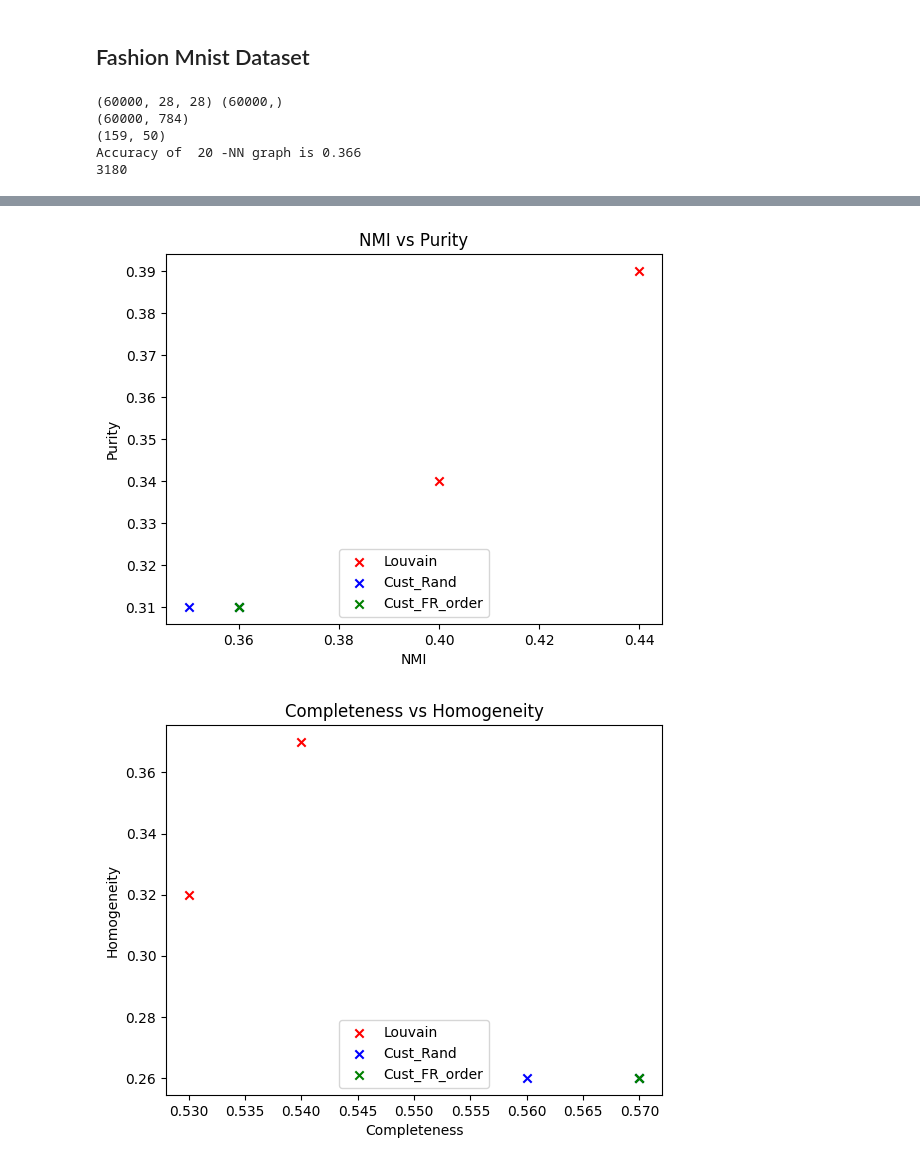
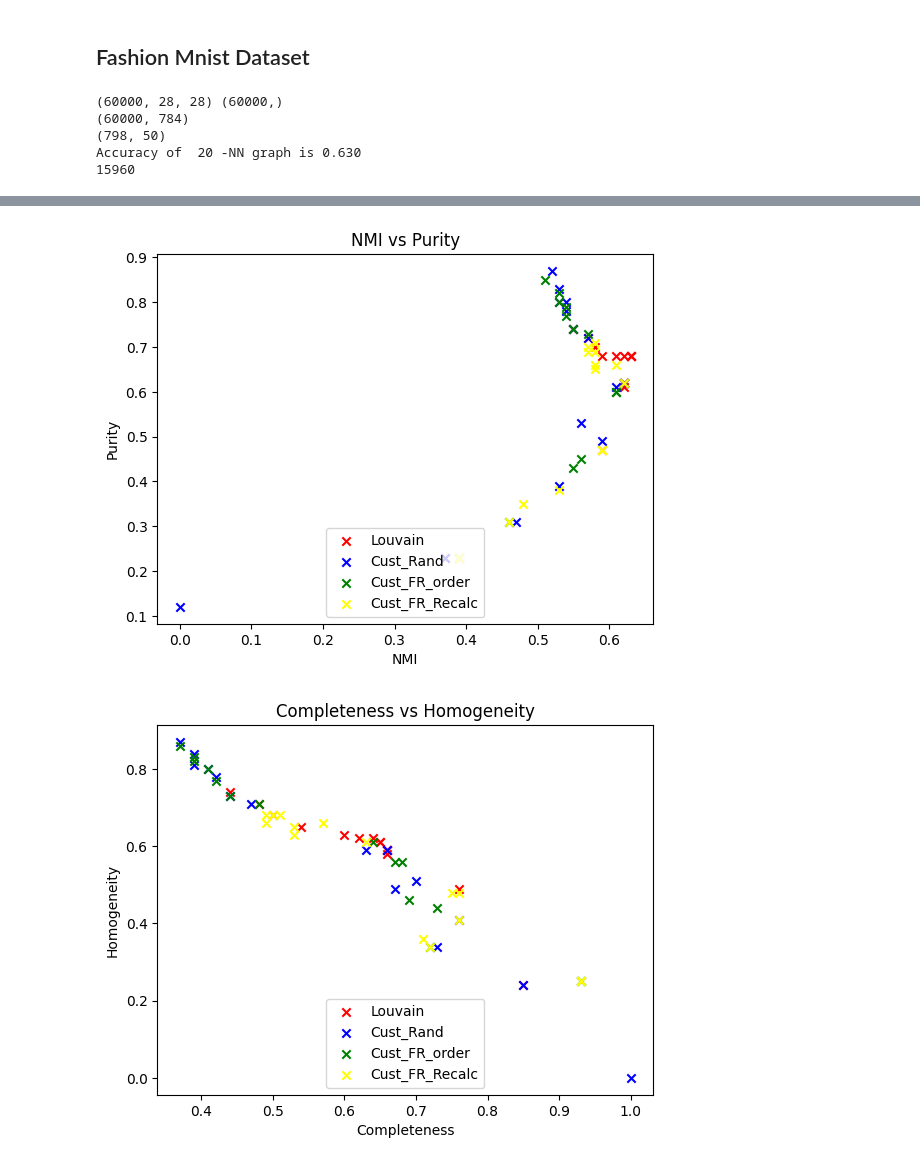
Before and after one commit to csmukherjee/MCPC_Clustering, a Jupyter notebook: Codes/Test_v2.ipynb, the cells around one changed output, grey strips where cells are left out. Cells and saved outputs as stored; diff of their text form; code cells hidden in the pictures.

```diff
--- a/Codes/Test_v2.ipynb
+++ b/Codes/Test_v2.ipynb
@@ -106,9 +109,10 @@ def get_labels(partition,n_s):
 ## Result Metrics Table and Visualization
 # %%
 import analysis as an
+n=len(G.nodes())
 res_=[]
-#res_list=[0.5,0.7,0.85,0.95,1,1.05,1.1,1.3,1.5,3,5,7,10]
-res_list=[0.8,1]
+res_list=[0.1,0.3,0.5,0.7,0.85,0.95,1,1.05,1.1,1.3,1.5,3,5,7,10]
+#res_list=[0.8,1]
 labels=[]
 total_labels=[]
 names = ['Louvain','Cust_Rand','Cust_FR_order','Cust_FR_Recalc']
@@ -121,12 +125,11 @@ for res in res_list:
 total_labels.append(labels)
 res_.append(res_list)
 #print("\n\n")
-
+print('Louvain Done')
 labels=[]
-
 #res_list=[0.8,0.85,0.9,0.95,1,1.05,1.1,1.2,1.3,1.5,3,5,7,10]
-#res_list=[0.5,0.7,1.1,1.3,1.5,3,20,30,40,50,60,70,100]
-res_list = [1,10]
+res_list=[0.1,0.3,0.5,0.7,1.1,1.3,1.5,3,20,30,40,50,60,70,100]
+#res_list = [1,10]
 for res in res_list:
     partition1=Real_Custom.louvain_partitions(G, seed=0,resolution=res)
     label_new1=get_labels(partition1,n)
@@ -134,7 +137,7 @@ for res in res_list:
     #print(res,round(NMI(label,label_new1),2),round(met.purity_score(label,label_new1),2))
 total_labels.append(labels)
 res_.append(res_list)
-
+print('v2 done')
 import Real_Custom_v3 as RC3
 labels=[]
 for res in res_list:
@@ -143,7 +146,7 @@ for res in res_list:
     labels.append(label_new1)
 total_labels.append(labels)
 res_.append(res_list)
-
+print('v3 done')
 import Real_Custom_v4 as RC4
 labels=[]
 for res in res_list:
@@ -153,4 +156,4 @@ for res in res_list:
 total_labels.append(labels)
 res_.append(res_list)
 
-#an.metrics_summary(total_labels,label,res_,names)
+an.metrics_summary(total_labels,label,res_,names)
@@ -193,38 +217,39 @@ for (u,v) in edge_list:
 # %% [output]
 (60000, 28, 28) (60000,)
 (60000, 784)
-(159, 50)
-Accuracy of  20 -NN graph is 0.366
-3180
+(798, 50)
+Accuracy of  20 -NN graph is 0.630
+15960
 # %%
 import analysis as an
-
-#res_list=[0.5,0.7,0.85,0.95,1,1.05,1.1,1.3,1.5,3,5,7,10]
-res_list=[0.8,1]
+n=len(G.nodes())
+res_=[]
+res_list=[0.1,0.3,0.5,0.7,0.85,0.95,1,1.05,1.1,1.3,1.5,3,5,7,10]
+#res_list=[0.8,1]
 labels=[]
 total_labels=[]
-names = ['Louvain','Cust_Rand','Cust_FR_order']
+names = ['Louvain','Cust_Rand','Cust_FR_order','Cust_FR_Recalc']
 
 for res in res_list:
     partition = nx_comm.louvain.louvain_partitions(G, seed=0,resolution=res)
     label_new=get_labels(partition,n)
     labels.append(label_new)
     #print(res,round(NMI(label,label_new),2),round(met.purity_score(label,label_new),2))
-
+total_labels.append(labels)
+res_.append(res_list)
 #print("\n\n")
 
-total_labels.append(labels)
 labels=[]
-#res_list=[0.5,0.7,1.1,1.3,1.5,3,20,30,40,50,60,70,100]
 #res_list=[0.8,0.85,0.9,0.95,1,1.05,1.1,1.2,1.3,1.5,3,5,7,10]
-
-
+res_list=[0.1,0.3,0.5,0.7,1.1,1.3,1.5,3,20,30,40,50,60,70,100]
+#res_list = [1,10]
 for res in res_list:
     partition1=Real_Custom.louvain_partitions(G, seed=0,resolution=res)
     label_new1=get_labels(partition1,n)
     labels.append(label_new1)
     #print(res,round(NMI(label,label_new1),2),round(met.purity_score(label,label_new1),2))
 total_labels.append(labels)
+res_.append(res_list)
 
 import Real_Custom_v3 as RC3
 labels=[]
@@ -233,6 +258,16 @@ for res in res_list:
     label_new1=get_labels(partition1,n)
     labels.append(label_new1)
 total_labels.append(labels)
+res_.append(res_list)
 
-an.metrics_summary(total_labels,label,res_list,names)
+import Real_Custom_v4 as RC4
+labels=[]
+for res in res_list:
+    partition1=RC4.louvain_partitions(G, seed=0,resolution=res)
+    label_new1=get_labels(partition1,n)
+    labels.append(label_new1)
+total_labels.append(labels)
+res_.append(res_list)
+
+an.metrics_summary(total_labels,label,res_,names)
 # %% [output]
@@ -252,2 +291,2 @@ once
-[figure, old version]
+[figure, new version]
-[figure, old version]
+[figure, new version]
```
Also changed, not shown: parts of 7 cells of this notebook, 2 other files.
